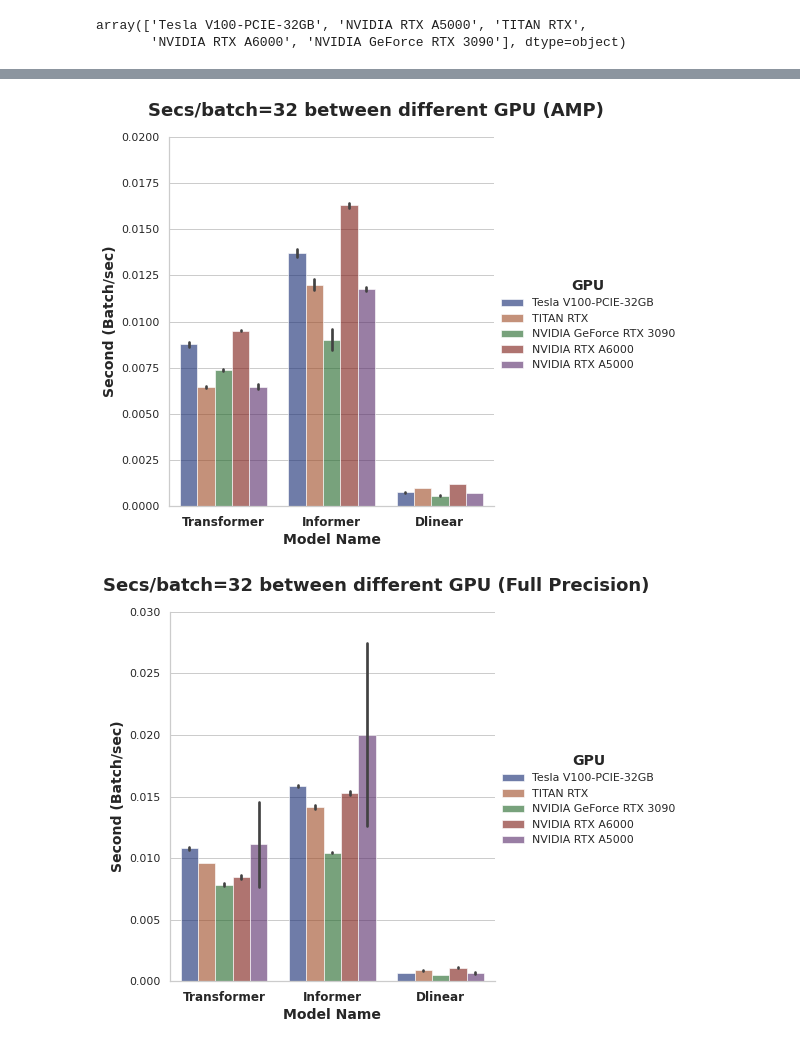
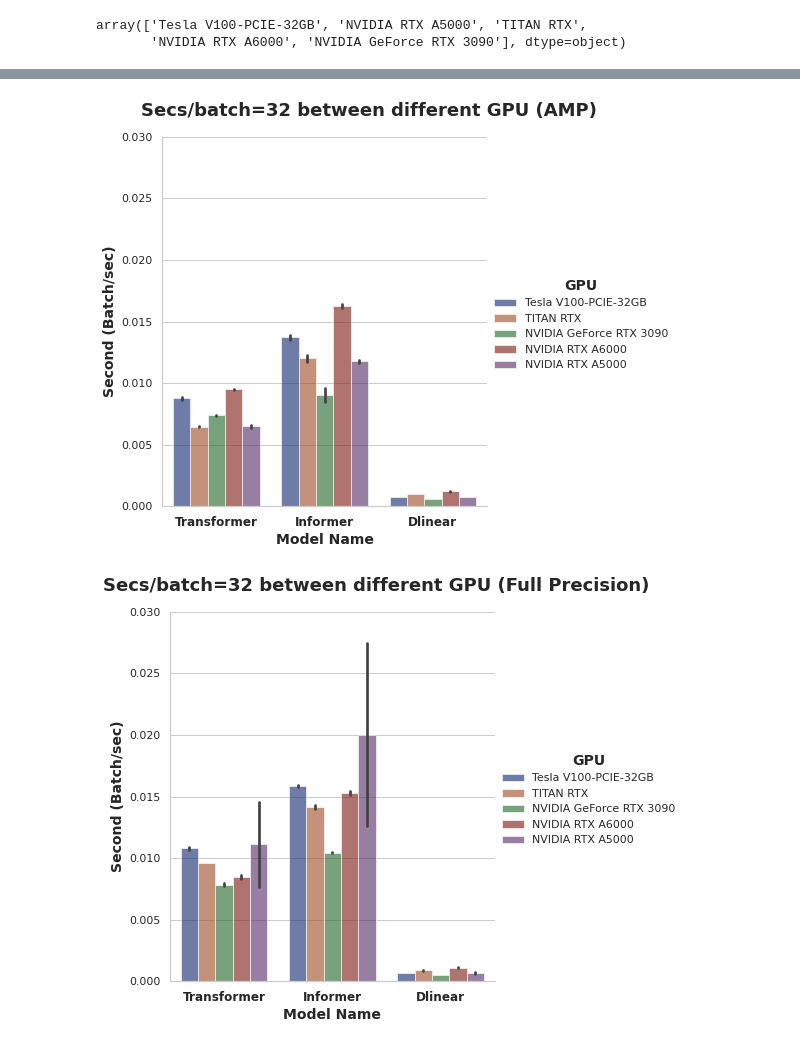
Before and after one commit to jaeho3690/LTSF-SystemAnalysis, a Jupyter notebook: notebook/between_gpu.ipynb, the cells around one changed output, grey strips where cells are left out. Saved outputs shown, nothing was run; the diff lists cells and outputs as text; code cells hidden in the pictures.

```diff
--- a/notebook/between_gpu.ipynb
+++ b/notebook/between_gpu.ipynb
@@ -110,9 +110,9 @@ def make_catplot_mem(df, title, y_limit, save_name=None):
     if save_name is not None:
         g.savefig(f"figures/gpus_{save_name}_mb.png", dpi=300)
 # %%
-make_catplot_sec(batch32_96_amp, "Secs/batch=32 between different GPU (AMP)", 0.02, 'batch32_96_amptrue')
+make_catplot_sec(batch32_96_amp, "Secs/batch=32 between different GPU (AMP)", 0.03, 'batch32_96_amptrue')
 # %% [output]
-[figure, old version]
+[figure, new version]
 # %%
 make_catplot_sec(batch32_96, "Secs/batch=32 between different GPU (Full Precision)", 0.03, 'batch32_96_ampfalse')
 # %% [output]
```
